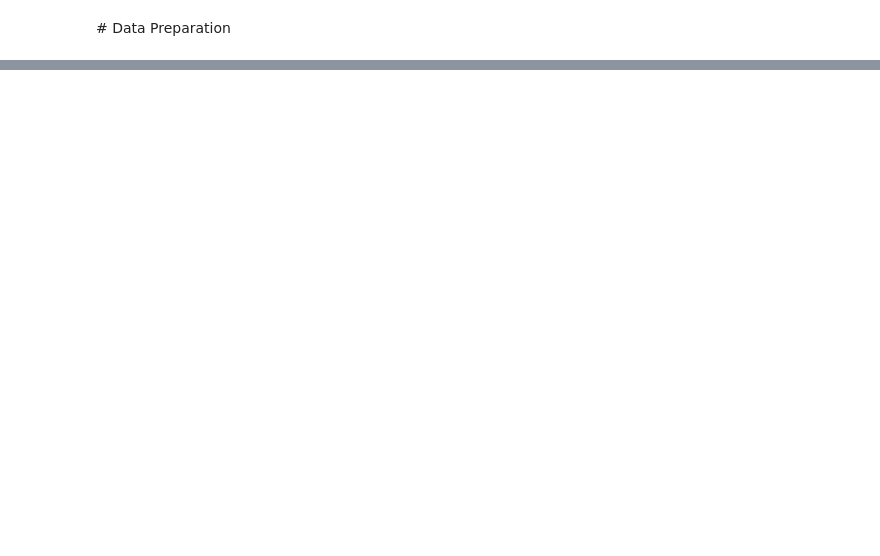
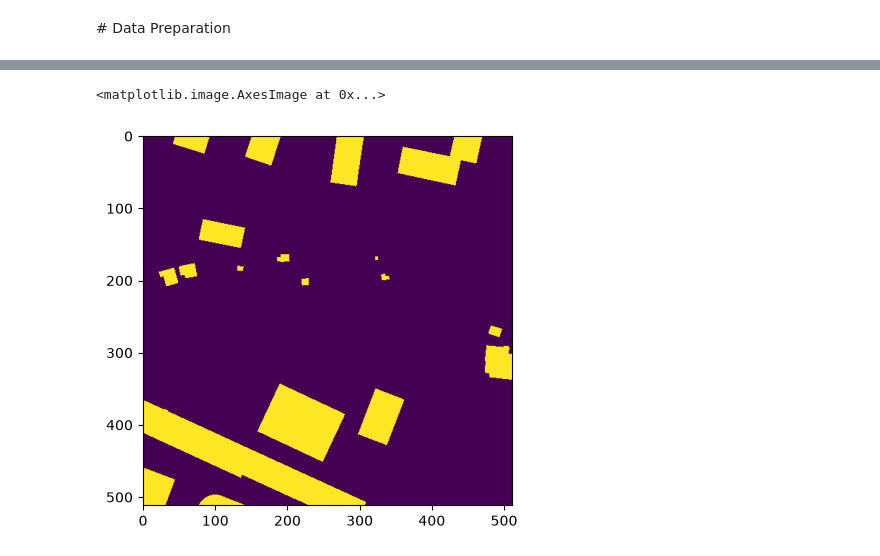
Before and after one commit to OiseauDesNuages/Apprentissage_Supervise_IATI_S9, a Jupyter notebook: Notebooks/UNET/unet_segmentation.ipynb, the cells around one changed output, grey strips where cells are left out. Cells and saved outputs as stored; diff of their text form; code cells hidden in the pictures; blank space fills up the shorter version.

```diff
--- a/Notebooks/UNET/unet_segmentation.ipynb
+++ b/Notebooks/UNET/unet_segmentation.ipynb
@@ -203,0 +245,23 @@ for epoch in range(n_epochs):
+# %%
+model.eval()
+acc = 0.0
+with torch.no_grad():
+    i = 0
+    for X_, y_ in test_loader:
+        i += 1
+        X_, y_ = X_.to(device), y_.to(device)
+
+        y_hat = (model(X_)).squeeze()
+        y_hat = torch.special.expit(y_hat) > 0.50
+
+        comparaison = y_ == y_hat
+
+        add = comparaison.sum(dim=(1, 2)) / (512 * 512)
+        # print(add)
+        acc += (add > 0.90).sum().item()
+        # print(acc)
+        if i >= 50:
+            break
+
+    acc /= i * 16
+print(acc * 100)
@@ -203,0 +278,5 @@ for epoch in range(n_epochs):
+# %%
+plt.imshow(y_[8].float().cpu().numpy().squeeze())
+# %% [output]
+<matplotlib.image.AxesImage at 0x...>
+[figure, added]
```
Also changed, not shown: parts of 6 cells of this notebook, 1 other file.
